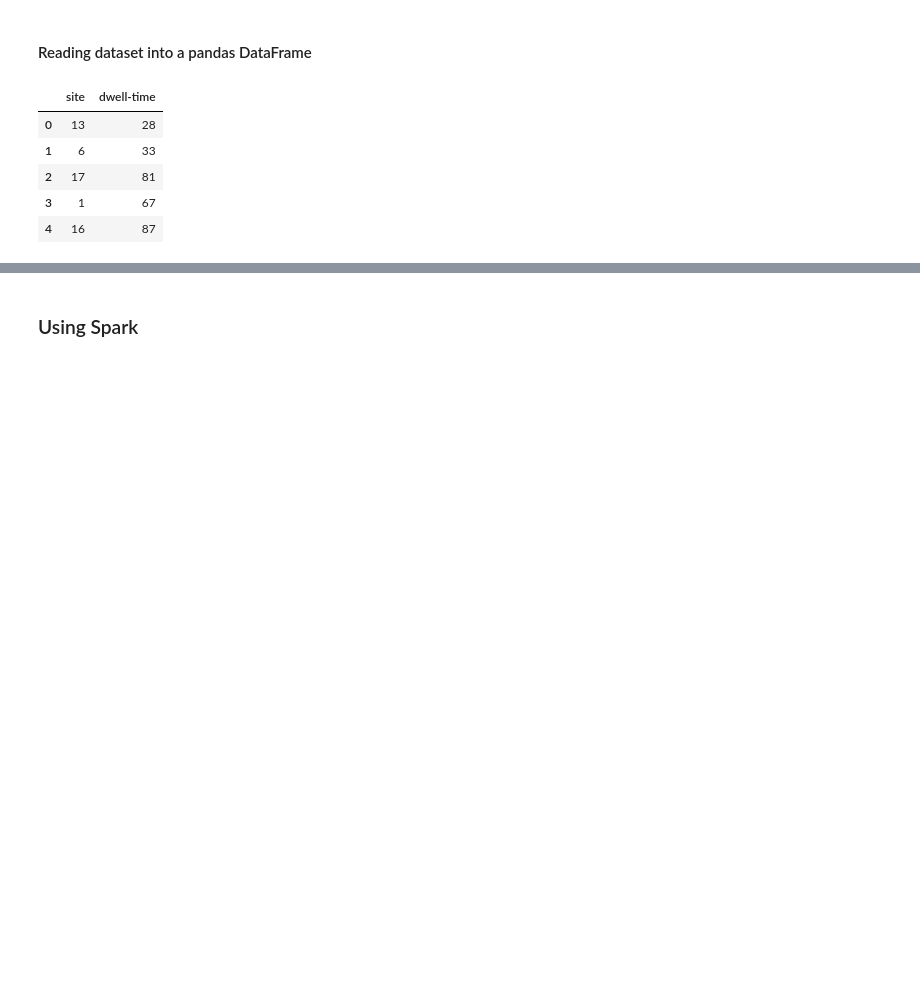
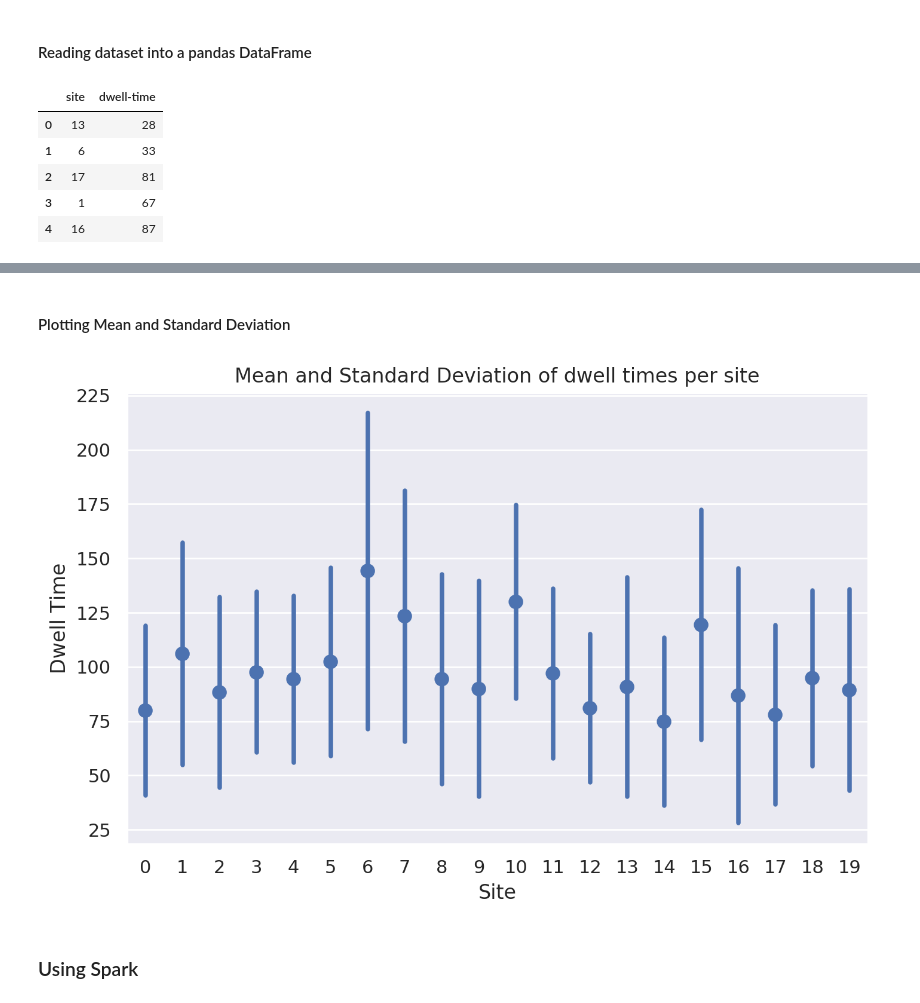
Before and after one commit to mnvsngv/cs696-bigdata, a Jupyter notebook: Assignment 3/Assignment 3.ipynb, the cells around one changed output, grey strips where cells are left out. Cells and saved outputs as stored; diff of their text form; code cells hidden in the pictures; blank space fills up the shorter version.

Commit message:
A3: Calculating dwell time stats per site

```diff
--- a/Assignment 3/Assignment 3.ipynb
+++ b/Assignment 3/Assignment 3.ipynb
@@ -101,8 +103,8 @@ The above indicators help us conclude that the Linear Regression is not a good m
 # %% [markdown]
 #### Reading dataset into a pandas DataFrame
 # %%
-df = pd.read_csv(DWELL_TIMES_FILE, delimiter='\t')
-df.head()
+pandas_df = pd.read_csv(DWELL_TIMES_FILE, delimiter='\t')
+pandas_df.head()
 # %% [output]
 |  | site | dwell-time |
 | 0 | 13 | 28 |
@@ -116,6 +117,0 @@ We can use SciKit's StandardScaler to compute the mean and standard deviation of
-# %%
-df_grouped = df.groupby(['site']).sum().reset_index()
-scaler = sklearn.preprocessing.StandardScaler()
-scaler.fit(df_grouped['dwell-time'].values.reshape(-1, 1).astype('float64'))
-print("Mean: {}".format(scaler.mean_[0]))
-print("Standard deviation: {}".format(np.sqrt(scaler.var_[0])))
@@ -124,0 +118,18 @@ Standard deviation: 1016.4037226909394
+# %%
+times_dict = {'site': [], 'mean': [], 'std': []}
+plot_dict = {}
+
+for site in sorted(pandas_df['site'].unique()):
+    scaler = sklearn.preprocessing.StandardScaler()
+    scaler.fit(pandas_df[pandas_df.site==site]['dwell-time'].values.reshape(-1, 1).astype('float64'))
+    site_mean = scaler.mean_[0]
+    site_std = np.sqrt(scaler.var_[0])
+    times_dict['site'].append(site)
+    times_dict['mean'].append(site_mean)
+    times_dict['std'].append(site_std)
+    plot_dict[site] = [site_mean - site_std/2, site_mean, site_mean + site_std/2]
+
+times_df = pd.DataFrame.from_dict(times_dict)
+plot_df = pd.DataFrame.from_dict(plot_dict)
+
+times_df.head(20)
@@ -125,3 +154,13 @@ Standard deviation: 1016.4037226909394
+# %% [markdown]
+#### Plotting Mean and Standard Deviation
+# %%
+plot_large()
+sns.pointplot(data=plot_df, join=False)
+plt.xlabel('Site')
+plt.ylabel('Dwell Time')
+plt.title('Mean and Standard Deviation of dwell times per site');
+# %% [output]
+[figure, added]
 # %% [markdown]
 ### Using Spark
 # %% [markdown]
```
Also changed, not shown: parts of 16 cells of this notebook.
